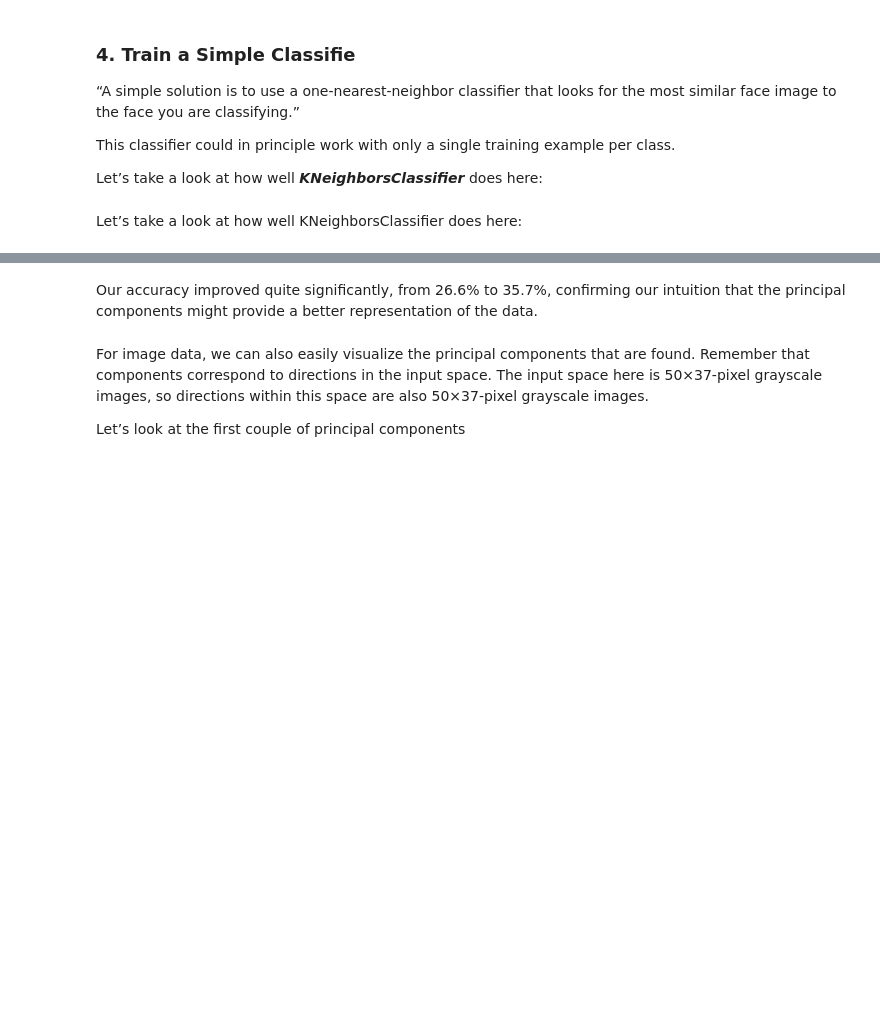
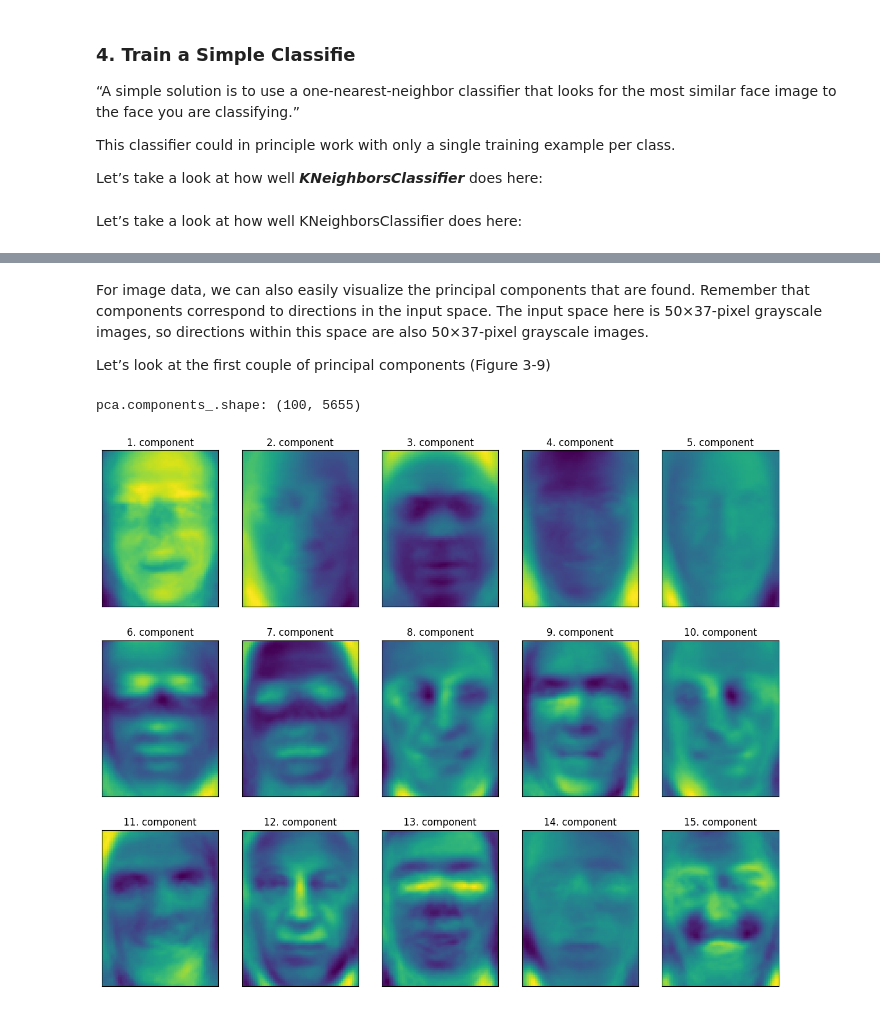
Before and after one commit to Seeingsprings/Introduciton-to-ML-with-Python-JupyterNotebook, a Jupyter notebook: Notes/3. Unsupervised Learning & Preprocessing/3.2 PCA & Feature Extraction.ipynb, the cells around one changed output, grey strips where cells are left out. Cells and saved outputs as stored; diff of their text form; code cells hidden in the pictures; blank space fills up the shorter version.

```diff
--- a/Notes/3. Unsupervised Learning & Preprocessing/3.2 PCA & Feature Extraction.ipynb
+++ b/Notes/3. Unsupervised Learning & Preprocessing/3.2 PCA & Feature Extraction.ipynb
@@ -514,11 +1077,20 @@ mglearn.plots.plot_pca_whitening()
-# %% [markdown]
- Our accuracy improved quite significantly, from 26.6% to 35.7%, confirming our
- intuition that the principal components might provide a better representation of the
- data.
-# %% [markdown]
-For image data, we can also easily visualize the principal components that are found.
- Remember that components correspond to directions in the input space. The input
- space here is 50×37-pixel grayscale images, so directions within this space are also
- 50×37-pixel grayscale images.
-
- Let’s look at the first couple of principal components
+# %% [markdown]
+For image data, we can also easily visualize the principal components that are found.
+ Remember that components correspond to directions in the input space. The input
+ space here is 50×37-pixel grayscale images, so directions within this space are also
+ 50×37-pixel grayscale images.
+
+ Let’s look at the first couple of principal components (Figure 3-9)
+# %%
+ print("pca.components_.shape: {}".format(pca.components_.shape))
+# %% [output]
+pca.components_.shape: (100, 5655)
+# %%
+ fix, axes = plt.subplots(3, 5, figsize=(15, 12),
+ subplot_kw={'xticks': (), 'yticks': ()})
+ for i, (component, ax) in enumerate(zip(pca.components_, axes.ravel())):
+  ax.imshow(component.reshape(image_shape),
+  cmap='viridis')
+  ax.set_title("{}. component".format((i + 1)))
+# %% [output]
+[figure, added]
```
Also changed, not shown: parts of 76 cells of this notebook, 2 other files.
